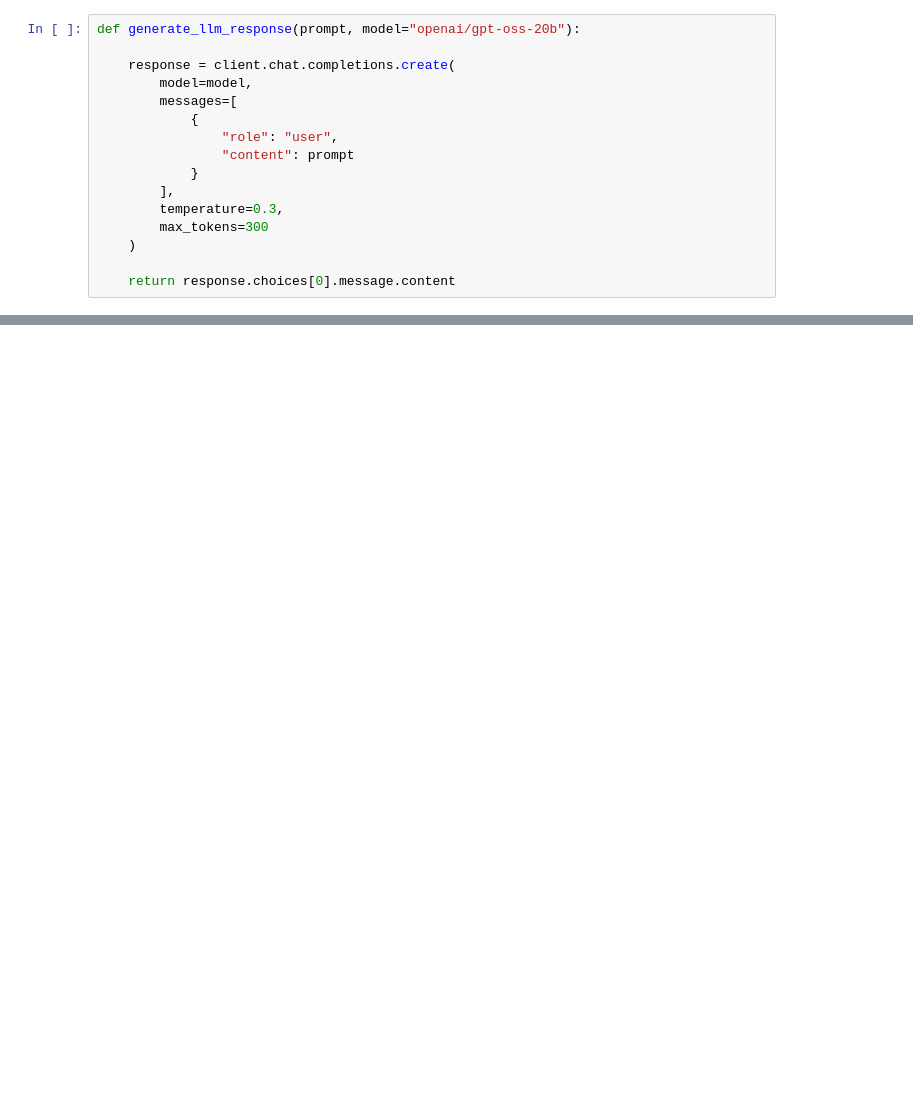
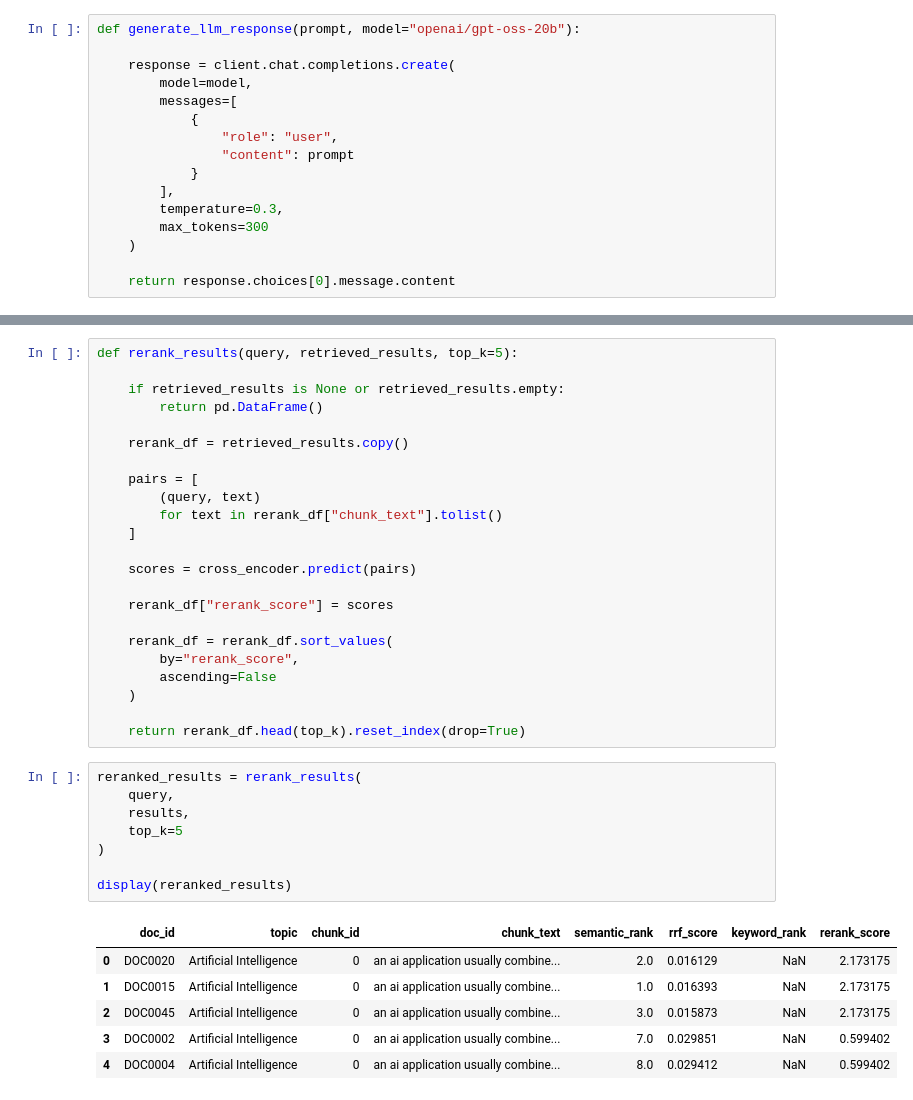
Before and after one commit to shaikyusufvali/LLM--Deeplearning, a Jupyter notebook: notebooks/01_LLM_Basics.ipynb, the cells around one changed output, grey strips where cells are left out. Saved outputs shown, nothing was run; the diff lists cells and outputs as text; blank space fills up the shorter version.

```diff
--- a/notebooks/01_LLM_Basics.ipynb
+++ b/notebooks/01_LLM_Basics.ipynb
@@ -2031,0 +2932,38 @@ The system searches a database of historical documents and pulls out a few key p
+# %%
+def rerank_results(query, retrieved_results, top_k=5):
+
+    if retrieved_results is None or retrieved_results.empty:
+        return pd.DataFrame()
+
+    rerank_df = retrieved_results.copy()
+
+    pairs = [
+        (query, text)
+        for text in rerank_df["chunk_text"].tolist()
+    ]
+
+    scores = cross_encoder.predict(pairs)
+
+    rerank_df["rerank_score"] = scores
+
+    rerank_df = rerank_df.sort_values(
+        by="rerank_score",
+        ascending=False
+    )
+
+    return rerank_df.head(top_k).reset_index(drop=True)
+# %%
+reranked_results = rerank_results(
+    query,
+    results,
+    top_k=5
+)
+
+display(reranked_results)
+# %% [output]
+|  | doc_id | topic | chunk_id | chunk_text | semantic_rank | rrf_score | keyword_rank | rerank_score |
+| 0 | DOC0020 | Artificial Intelligence | 0 | an ai application usually combine... | 2.0 | 0.016129 | NaN | 2.173175 |
+| 1 | DOC0015 | Artificial Intelligence | 0 | an ai application usually combine... | 1.0 | 0.016393 | NaN | 2.173175 |
+| 2 | DOC0045 | Artificial Intelligence | 0 | an ai application usually combine... | 3.0 | 0.015873 | NaN | 2.173175 |
+| 3 | DOC0002 | Artificial Intelligence | 0 | an ai application usually combine... | 7.0 | 0.029851 | NaN | 0.599402 |
+| 4 | DOC0004 | Artificial Intelligence | 0 | an ai application usually combine... | 8.0 | 0.029412 | NaN | 0.599402 |
```
Also changed, not shown: parts of 66 cells of this notebook, 3 other files.
